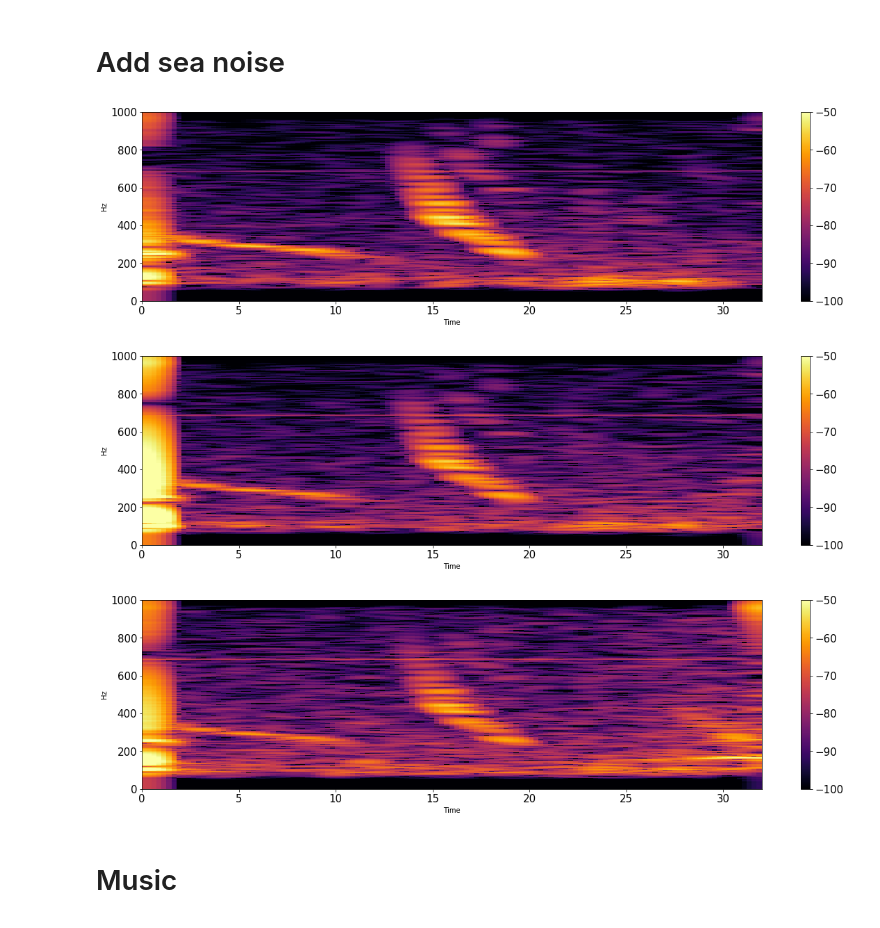
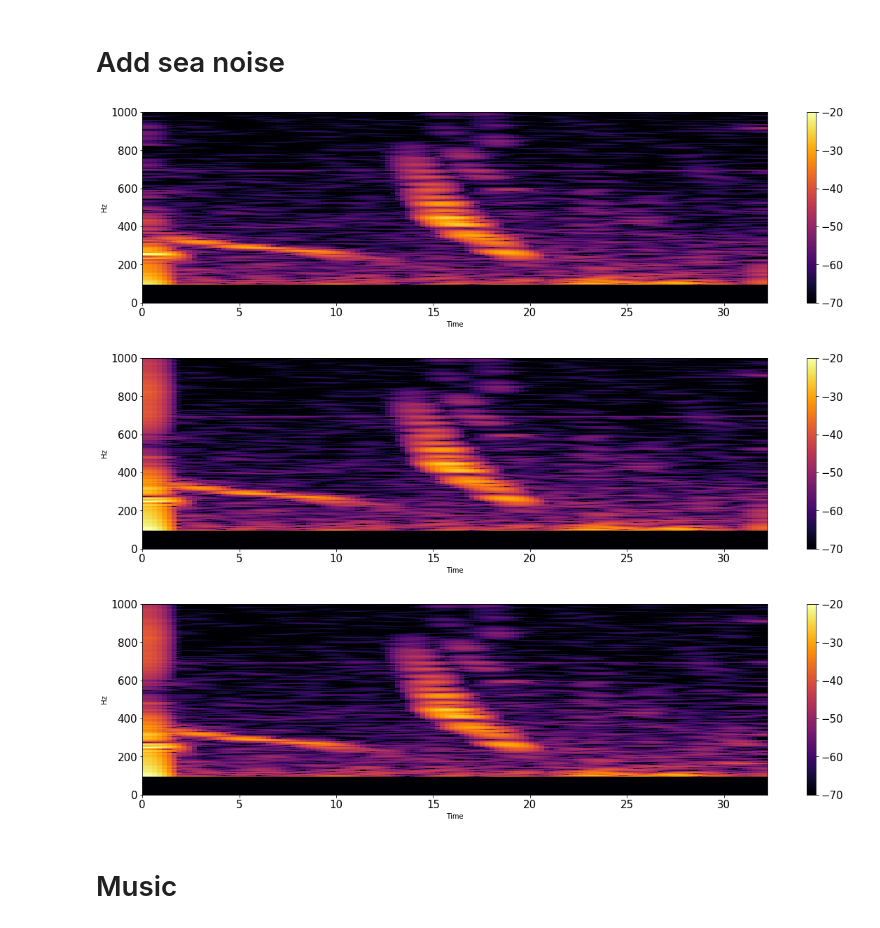
Before and after one commit to mosheman5/deep_voice, a Jupyter notebook: DOA_evaluation/pyroomdoa.ipynb, the cells around one changed output. Saved outputs shown, nothing was run; the diff lists cells and outputs as text; code cells hidden in the pictures.

```diff
--- a/DOA_evaluation/pyroomdoa.ipynb
+++ b/DOA_evaluation/pyroomdoa.ipynb
@@ -63,7 +63,7 @@ data, fs = read_sound(file_name)
 # %%
 data, fs = read_sound(file_name, time=[285, 287])
 # %%
-data, fs = read_sound(file_name, time=[60, 245])
+# data, fs = read_sound(file_name, time=[60, 245])
 # %%
 data.shape
 # %% [output]
@@ -71,25 +71,18 @@ data.shape
 # %%
-def spect(data, fs, fmin=100, fmax = 1000, nfft_ratio=2, overlap_ratio=16, Gain = 35, figsize=(15, 10)):
+def spect(data, fs, fmin=100, fmax = 1000, nfft_ratio=11, overlap_ratio=16, Gain = 35, figsize=(15, 10)):
 
 
     # Simple API
-    ratio = fmax*2./(fs)
-    nfft=int(1024./nfft_ratio)
-    new_fs = int(fs*ratio)
-    converter = 'sinc_best'  # or 'sinc_fastest', ...
-    output_data_simple = samplerate.resample(data, ratio, converter)
+    nfft=int(1024*nfft_ratio)
 
-    sos = signal.butter(10, fmin, 'hp', fs=new_fs, output='sos')
-    output_data_simple = signal.sosfilt(sos, output_data_simple)
+    X = librosa.stft(data, n_fft=nfft, hop_length=int(nfft/(overlap_ratio*1.)))
 
-    X = librosa.stft(output_data_simple, n_fft=nfft, hop_length=int(nfft/(overlap_ratio*1.)))
+    X[:int(X.shape[0]*2*fmin/(fs)),:] = 0
+    X = X[:int(X.shape[0]*(fmax*2./(fs))), :]
 
     Xdb = librosa.amplitude_to_db(abs(X))
     plt.figure(figsize=figsize)
-    librosa.display.specshow(Xdb, sr=new_fs, x_axis='time', y_axis='hz', fmin=0, fmax=fmax, cmap='inferno')
-
-
-    soundfile.write('test.wav', 10**(Gain/20.)*output_data_simple,samplerate=new_fs)
+    librosa.display.specshow(Xdb, sr=int(2*fmax), x_axis='time', y_axis='hz', cmap='inferno')
 # %%
 spect(data, fs)
 # %% [output]
@@ -184,23 +177,25 @@ def add_noise(signal_dual, SNR=0, noise_location_doc='silence_180910_142834.txt'
 
     return total_sig_noise / np.sqrt(np.sum(total_sig_noise**2, axis=1, keepdims=True))
 # %%
-rec_signal_noised = add_noise(rec_signal, SNR=0, noise_id=(2,3))
+rec_signal_noised = add_noise(rec_signal, SNR=20, noise_id=(2,3))
 # %%
+clim = (-70,-20)
+
 spect(data/np.sqrt(np.sum(data**2)), fs, figsize=[20,5])
 plt.colorbar()
-plt.clim((-100,-50))
+plt.clim(clim)
 
 spect(rec_signal_noised[0,:], fs, figsize=[20,5])
 plt.colorbar()
-plt.clim((-100,-50))
+plt.clim(clim)
 
 spect(rec_signal_noised[1,:], fs, figsize=[20,5])
 plt.colorbar()
-plt.clim((-100,-50))
+plt.clim(clim)
 # %% [output]
-[figure, old version]
+[figure, new version]
-[figure, old version]
+[figure, new version]
-[figure, old version]
+[figure, new version]
 # %% [markdown]
 # Music
 # %%
```
Also changed, not shown: parts of 11 cells of this notebook.
